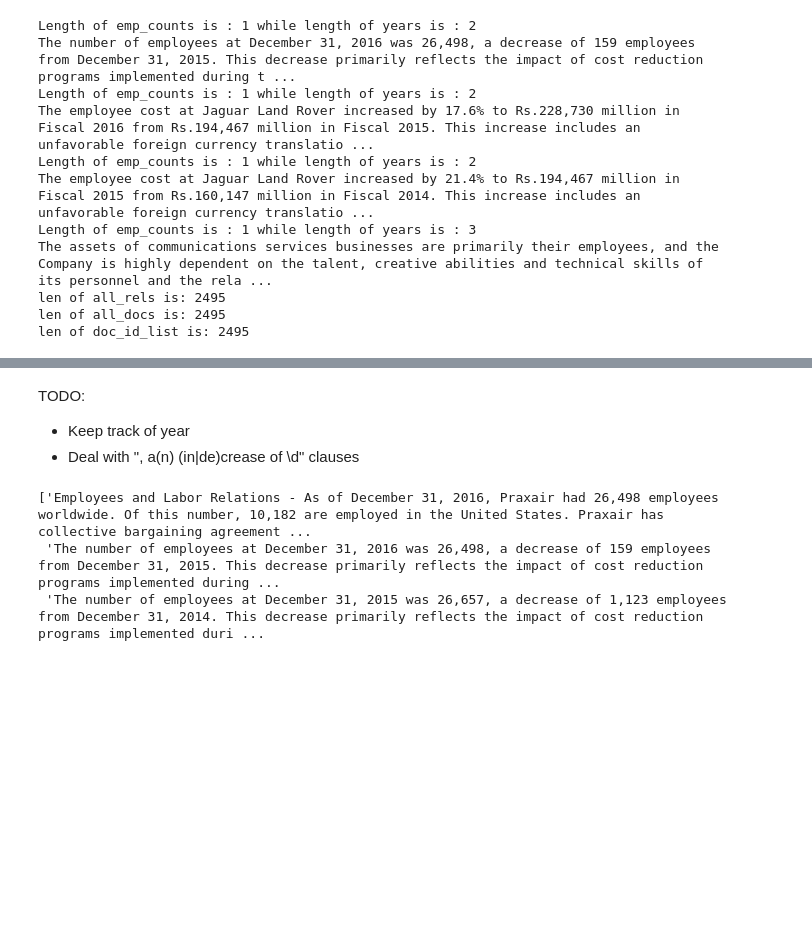
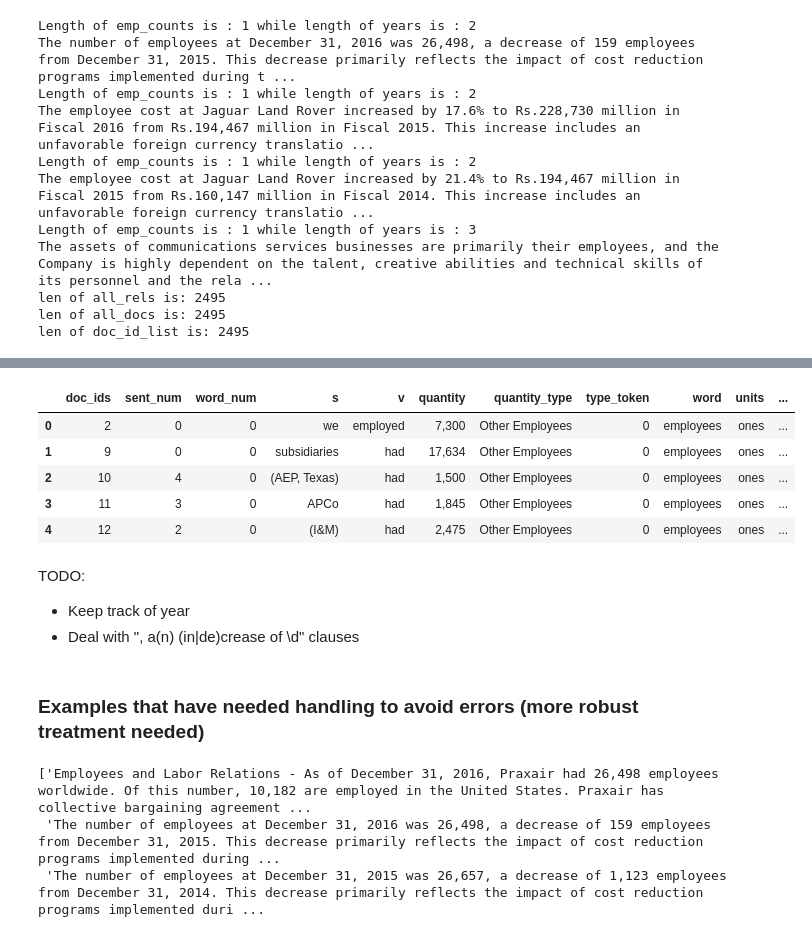
Before and after one commit to JarrodAJ/sec_employee_information_extraction, a Jupyter notebook: 4_Define_SpaCy_NER.ipynb, the cells around one changed output, grey strips where cells are left out. Saved outputs shown, nothing was run; the diff lists cells and outputs as text; code cells hidden in the pictures; blank space fills up the shorter version.

```diff
--- a/4_Define_SpaCy_NER.ipynb
+++ b/4_Define_SpaCy_NER.ipynb
@@ -4304,0 +4462,16 @@ fact_df_test.loc[14:24, :]
+# %%
+# Rows with more than one token for quantity contain either words as numbers
+# or non-numeric qualifiers
+
+quantity_bs = fact_df.quantity.apply(lambda x: len(x.text.split())) > 1
+#fact_df[quantity_bs]
+fact_df['units'] = 'ones'
+fact_df.loc[quantity_bs, 'units'] = fact_df.loc[quantity_bs, 'quantity'].apply(lambda x: [x for x in x if x._.is_num_word == True])
+
+empty_units_bs = fact_df.units.apply(lambda x: len(x)) == 0
+not_empty_units= fact_df.units.apply(lambda x: len(x)) == 1
+
+fact_df.loc[empty_units_bs, 'units'] = 'ones'
+fact_df.loc[not_empty_units, 'units'] = fact_df.loc[not_empty_units, 'quantity'].apply(lambda x: [x for x in x if x._.is_num_word == True][0])
+
+fact_df.units.value_counts()
@@ -4304,0 +4483,18 @@ fact_df_test.loc[14:24, :]
+# %%
+fact_df['values'] = '0'
+fact_df.loc[~quantity_bs, 'values'] = fact_df.loc[~quantity_bs, 'quantity'].apply(lambda x: x.text)
+fact_df.loc[quantity_bs, 'values'] = fact_df.loc[quantity_bs, 'quantity'].apply(lambda x: [x.text for x in x if x.like_num == True][0])
+# Bad entires
+bad_pats = re.compile(r".*:|million.*")
+del_bs = fact_df['values'].str.match(bad_pats)
+
+comma_bs = fact_df['values'].str.contains(",")
+fact_df.replace({'values' : singles_dict}, inplace=True)
+fact_df.replace({'values' : teens_dict}, inplace=True)
+
+fact_df.loc[comma_bs,'values'] = fact_df.loc[comma_bs,'values'].apply(lambda x: x.replace(',', ''))
+fact_df.loc[del_bs, 'values'] = 0
+fact_df.loc[comma_bs, 'values'] = fact_df.loc[comma_bs,'values'].apply(lambda x: float(x))
+
+fact_df.loc[~comma_bs,'values'] = fact_df.loc[~comma_bs,'values'].apply(lambda x: float(x))
+#fact_df['values'].tolist().index("1:1000000")
@@ -4305,7 +4539,18 @@ fact_df_test.loc[14:24, :]
+# %%
+fact_df.head()
+# %% [output]
+|  | doc_ids | sent_num | word_num | s | v | quantity | quantity_type | type_token | word | units | ... |
+| 0 | 2 | 0 | 0 | we | employed | 7,300 | Other Employees | 0 | employees | ones | ... |
+| 1 | 9 | 0 | 0 | subsidiaries | had | 17,634 | Other Employees | 0 | employees | ones | ... |
+| 2 | 10 | 4 | 0 | (AEP, Texas) | had | 1,500 | Other Employees | 0 | employees | ones | ... |
+| 3 | 11 | 3 | 0 | APCo | had | 1,845 | Other Employees | 0 | employees | ones | ... |
+| 4 | 12 | 2 | 0 | (I&M) | had | 2,475 | Other Employees | 0 | employees | ones | ... |
 # %% [markdown]
 TODO:
 - Keep track of year
 - Deal with ", a(n) (in|de)crease of \d" clauses
+# %% [markdown]
+### Examples that have needed handling to avoid errors (more robust treatment needed)
 # %%
 train_para_list[744:747]
 # %% [output]
```
Also changed, not shown: parts of 84 cells of this notebook.
